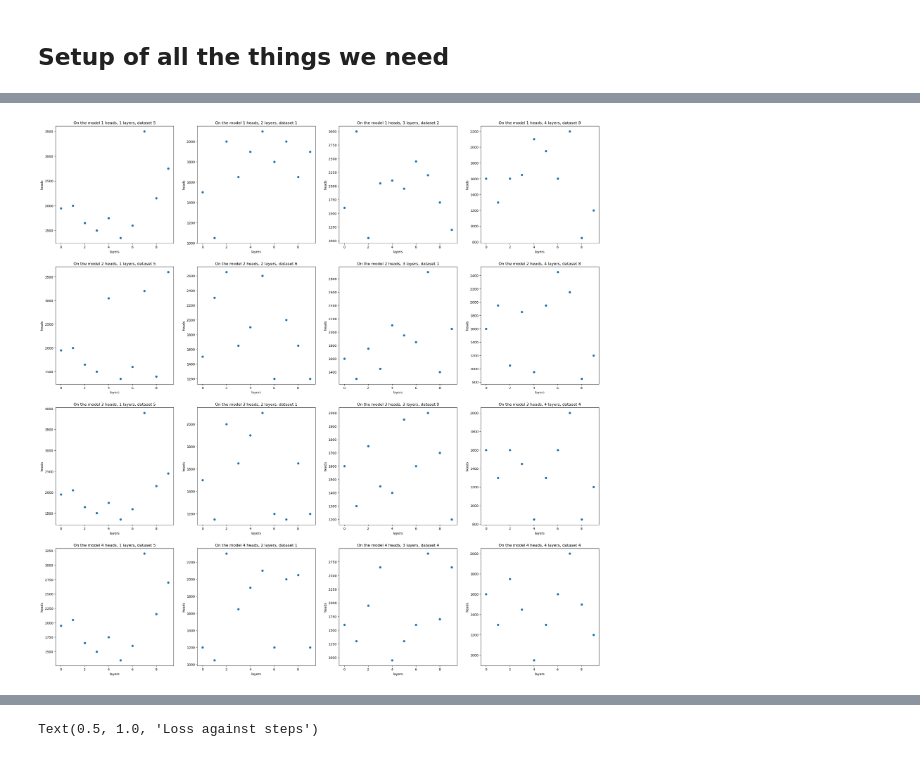
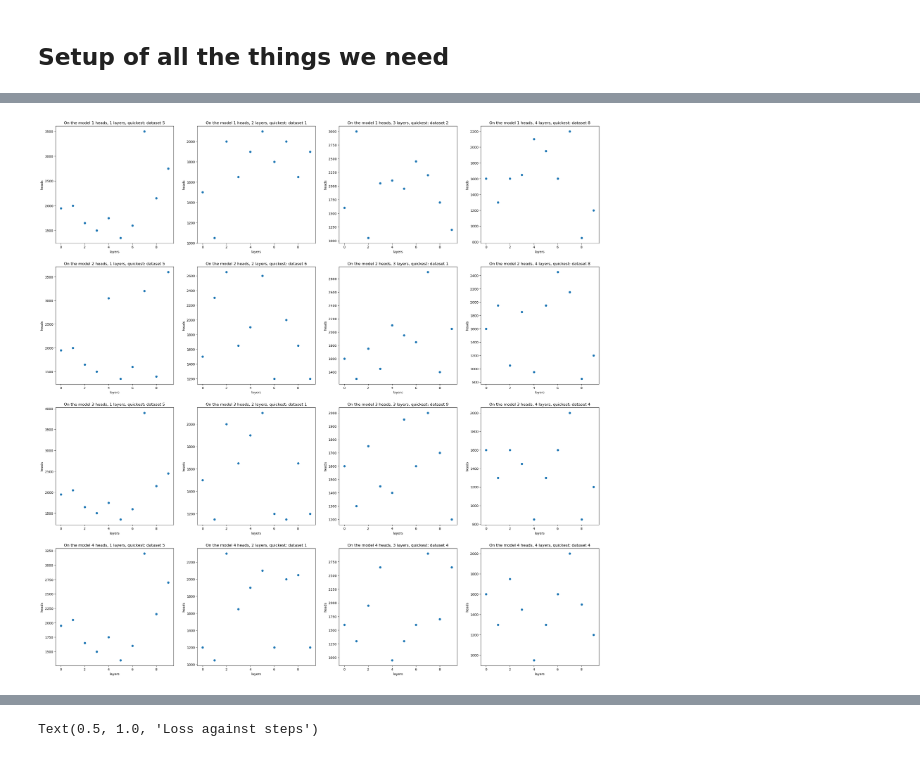
Before and after one commit to XTM233/UROP-2023, a Jupyter notebook: results_discussion.ipynb, the cells around one changed output, grey strips where cells are left out. Cells and saved outputs as stored; diff of their text form; code cells hidden in the pictures.

```diff
--- a/results_discussion.ipynb
+++ b/results_discussion.ipynb
@@ -156,0 +264,12 @@ list2txt(train_array,"TEST.txt")
+# %%
+# TODO run this cell on HPC
+prob_dict = {}
+for d in os.listdir("./backup_model/"):
+    model_dir = "./backup_model/"+d
+    model_set = d.split("-")
+    n_layer = int(model_set[0])
+    n_head = int(model_set[1])
+    rand_ind = int(model_set[2])
+    model = RobertaForMaskedLM.from_pretrained(model_dir)
+    probs = extract_prob(model=model)
+    prob_dict[(n_head,n_layer,rand_ind)] = probs
@@ -156,0 +284,3 @@ list2txt(train_array,"TEST.txt")
+# %%
+for i,key in enumerate(prob_dict):
+    print(key)
@@ -156,0 +318,15 @@ list2txt(train_array,"TEST.txt")
+# %%
+# Compare actual site frequencies to predicted probabilities over all sequencies for one model
+
+# build a tokenized array of all sequences/N
+N = len(seqs_al)
+seqs_arr = np.zeros((N,128),dtype=int)
+for i in range(N):
+    token_ids = tokenizer.encode(seqs_al[i], return_tensors='pt')
+    seqs_arr[i,:] = token_ids[0,1:-1]
+site_freq = np.zeros((128, 25))
+for site in range(128):
+    tokens, counts = np.unique(seqs_arr[:,site], return_counts=True)
+    for i in range(len(tokens)):
+        token = tokens[i]
+        site_freq[site,token] = counts[i]/N
@@ -203,9 +450 @@ fig.colorbar(c, cax=cbar_ax)
 [figure]
-# %%
-count = 0
-for i,key in enumerate(log_dic):
-    item = log_dic[key]
-    diff = item["best_model_cp_step"]-item["total_steps"]
-    if diff != -500:
-        print(key)
-        count +=1
@@ -224,26 +464,26 @@ for i in range(4):
 # %%
 fig, axes = plt.subplots(4,4)
 fig.set_figheight(30)
 fig.set_figwidth(30)
 lst = []
 # ticks = [1,2,3,4]
 for i in range(16):
     ax = axes[i//4, i%4]
     ax.set_xlabel("layers")
     ax.set_ylabel("heads")
     mat_speed = df_speed[i//4, i%4,:]
     # j,k = np.unravel_index(mat_speed.argmin(),shape=(4,4))
     j = mat_speed.argmin()
-    ax.set_title(f"On the model {i//4+1} heads, {i%4+1} layers, dataset {j}")
+    ax.set_title(f"On the model {i//4+1} heads, {i%4+1} layers, quickest: dataset {j}")
     ax.scatter(np.arange(10),mat_speed)
     lst.append(j)
     # c = ax.pcolor(ticks, ticks, mat_speed, cmap='viridis', vmin=np.min(df_speed), vmax=np.max(df_speed))
 # fig.subplots_adjust(right=0.8)
 # cbar_ax = fig.add_axes([0.85, 0.15, 0.05, 0.7])
 # fig.colorbar(c, ax=ax)
 # fig.colorbar(c, cax=cbar_ax)
 # %% [output]
-[figure, old version]
+[figure, new version]
 # %%
 for i in range(16):
     mat_speed = df_speed[i//4, i%4,:]
```
Also changed, not shown: parts of 66 cells of this notebook, 19 other files.
